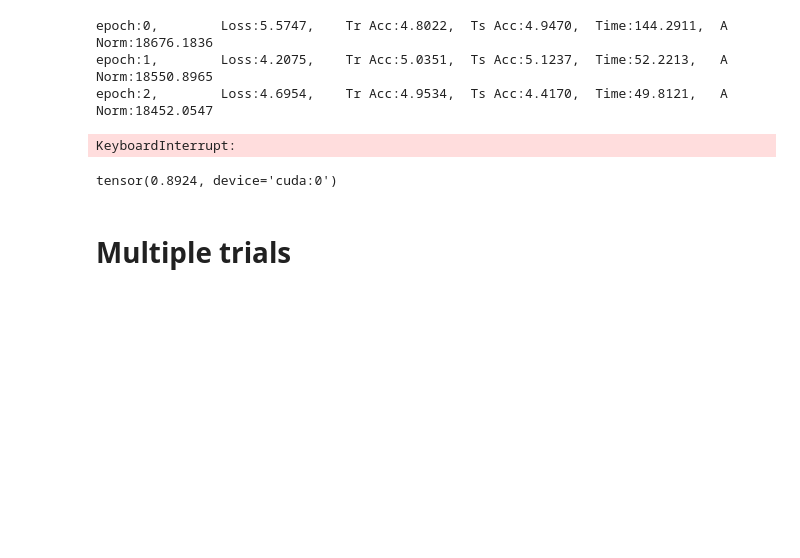
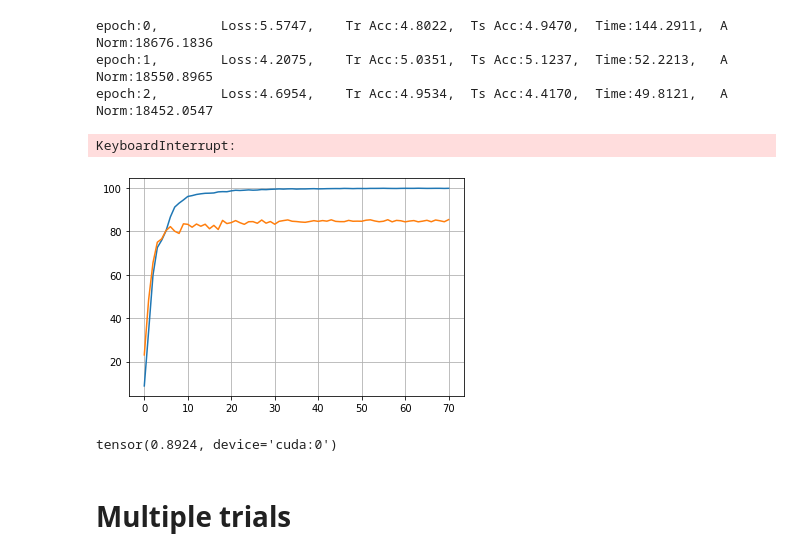
Before and after one commit to HuangHaoyu1997/Reservoir-Computing, a Jupyter notebook: new_RC.ipynb, the cells around one changed output. Cells and saved outputs as stored; diff of their text form; code cells hidden in the pictures; blank space fills up the shorter version.

```diff
--- a/new_RC.ipynb
+++ b/new_RC.ipynb
@@ -902,14 +986,16 @@ KeyboardInterrupt:
 # %%
 with open('temp.txt', 'r') as f:
     data = f.readlines()
 loss = []
 Anorm = []
 for d in data:
-    loss.append(float(d.split('\tLoss:')[1].split(',\t')[0]))
-    Anorm.append(float(d.split('Norm:')[1]))
+    loss.append(float(d.split('Tr Accuracy:  ')[1].split(' . Ts Accuracy')[0]))
+    Anorm.append(float(d.split(' . Ts Accuracy:  ')[1].split(' . Fr:  ')[0]))
 plt.plot(loss)
-# plt.plot(Anorm)
+plt.plot(Anorm)
 plt.grid()
+# %% [output]
+[figure, added]
 # %%
 # params = sum(param.numel() for param in model.parameters() if param.requires_grad)
 # print("Parameters: {:.6f}M".format(params / 1e6))
```
Also changed, not shown: parts of 16 cells of this notebook, 24 other files.
